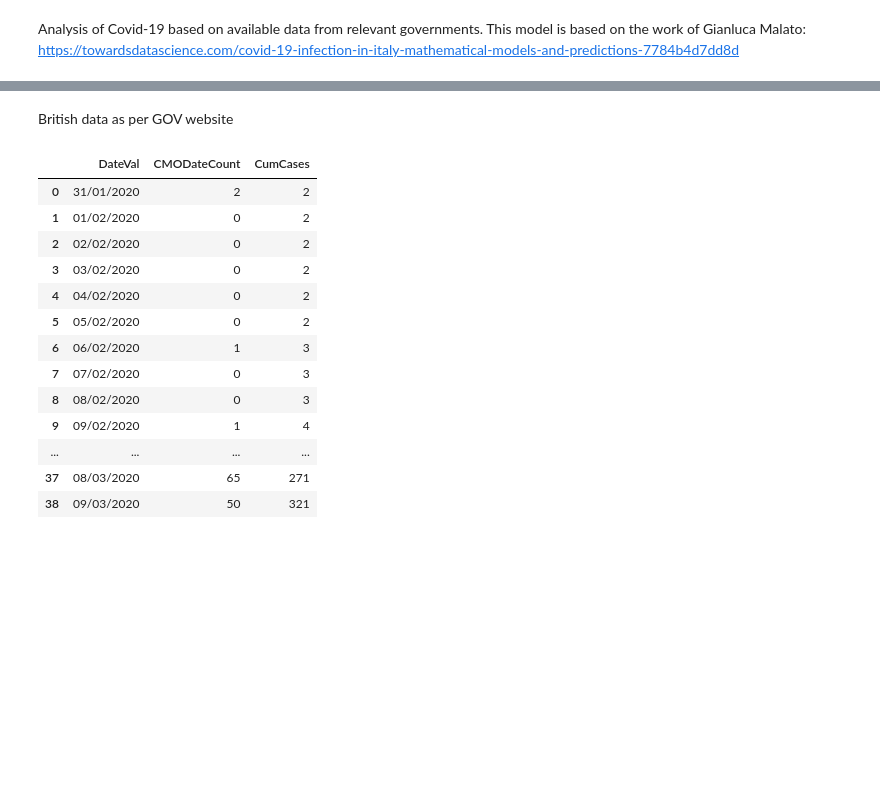
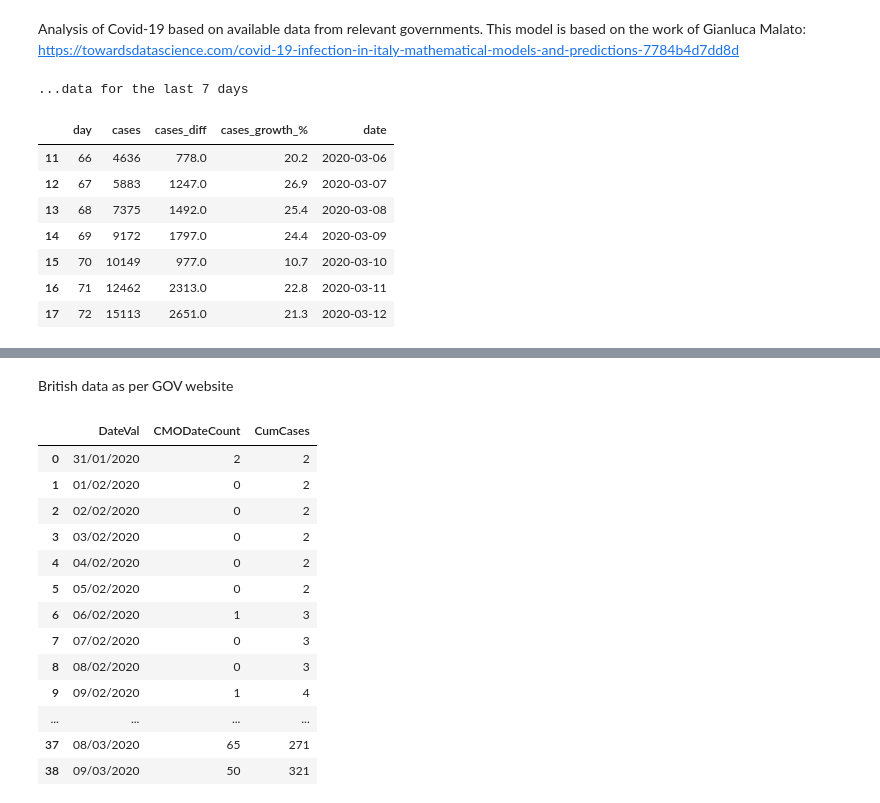
Before and after one commit to ioancw/furry-palm-tree, a Jupyter notebook: Covid-19/Covid-19 Analysis.ipynb, the cells around one changed output, grey strips where cells are left out. Drawn from its saved outputs; the diff is of its cells as text; code cells hidden in the pictures; blank space fills up the shorter version.

```diff
--- a/Covid-19/Covid-19 Analysis.ipynb
+++ b/Covid-19/Covid-19 Analysis.ipynb
@@ -18 +19,25 @@ df = pd.read_csv("dpc-covid19-ita-andamento-nazionale.csv")
 df = pd.read_csv("https://raw.githubusercontent.com/pcm-dpc/COVID-19/master/dati-andamento-nazionale/dpc-covid19-ita-andamento-nazionale.csv")
+# %%
+# select 2 columns, rename, and parse the date
+df = df.rename(columns={"data": 'day', "totale_casi": 'cases'})
+df = df.loc[:, ['day', 'cases']]
+first_day = datetime(2020, 1, 1) - timedelta(days=1)
+df['day'] = df['day'].map(lambda x: (datetime.strptime(x, '%Y-%m-%d %H:%M:%S') - first_day).days)
+
+# the following block is just for displaying the input data, with some unused augmentation
+dfG = df.copy()
+dfG['cases_diff'] = dfG.diff()['cases']
+dfG['cases_growth_%'] = round(dfG['cases_diff'] / (dfG['cases'] - dfG['cases_diff']) * 100, 1)
+dfG['date'] = [first_day + timedelta(days = day) for day in dfG['day']]
+print("...data for the last 7 days")
+dfG[-7:]
+# %% [output]
+...data for the last 7 days
+|  | day | cases | cases_diff | cases_growth_% | date |
+| 11 | 66 | 4636 | 778.0 | 20.2 | 2020-03-06 |
+| 12 | 67 | 5883 | 1247.0 | 26.9 | 2020-03-07 |
+| 13 | 68 | 7375 | 1492.0 | 25.4 | 2020-03-08 |
+| 14 | 69 | 9172 | 1797.0 | 24.4 | 2020-03-09 |
+| 15 | 70 | 10149 | 977.0 | 10.7 | 2020-03-10 |
+| 16 | 71 | 12462 | 2313.0 | 22.8 | 2020-03-11 |
+| 17 | 72 | 15113 | 2651.0 | 21.3 | 2020-03-12 |
```
Also changed, not shown: parts of 20 cells of this notebook, 7 other files.
